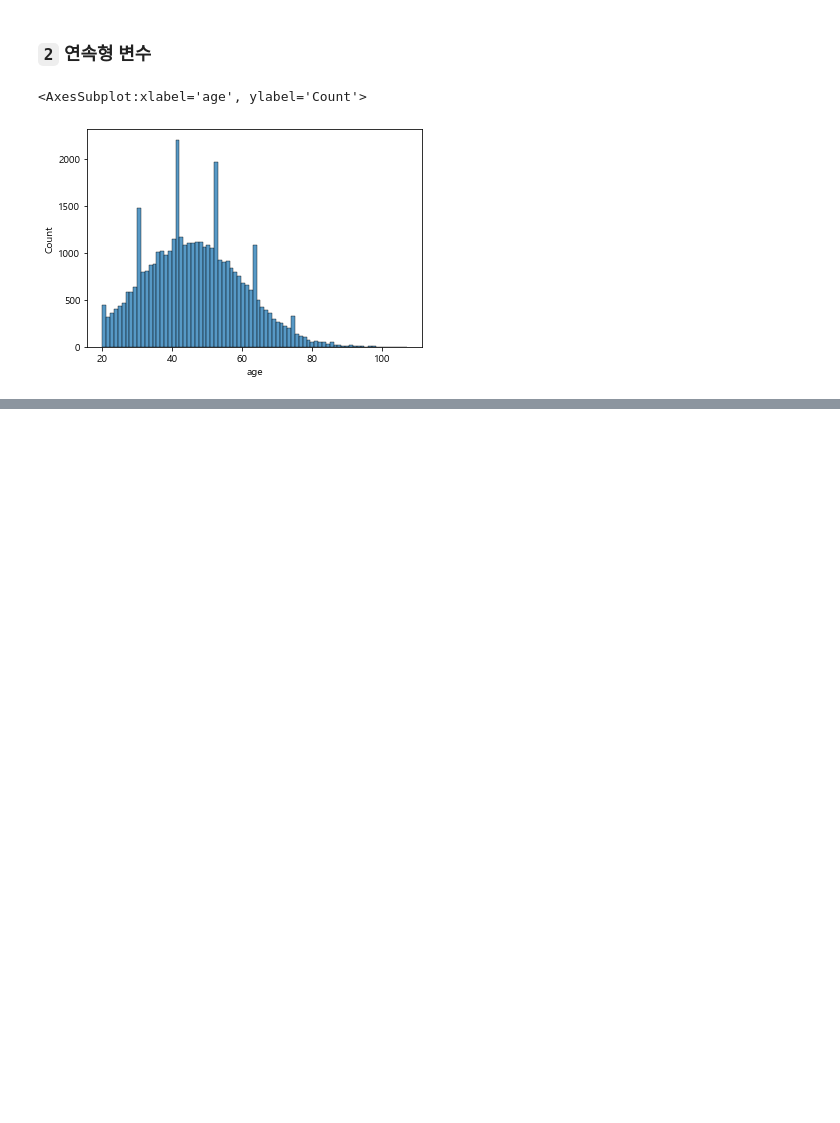
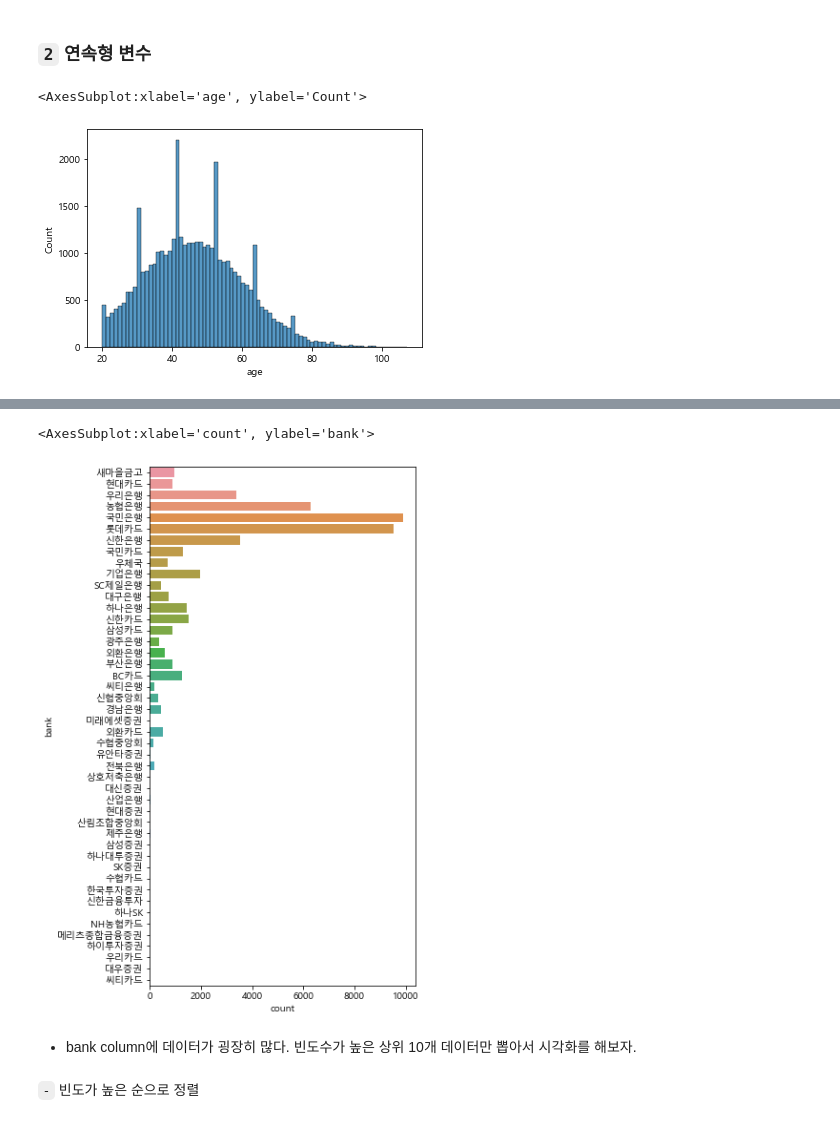
Before and after one commit to pinkocto/BP2022, a Jupyter notebook: _notebooks/2022-03-23-DV.ipynb, the cells around one changed output, grey strips where cells are left out. Cells and saved outputs as stored; diff of their text form; code cells hidden in the pictures; blank space fills up the shorter version.

```diff
--- a/_notebooks/2022-03-23-DV.ipynb
+++ b/_notebooks/2022-03-23-DV.ipynb
@@ -91,0 +111,10 @@ sns.histplot(data=df1, x='age')
+# %%
+plt.figure(figsize=[5, 10])
+sns.countplot(data=df1, y='bank')
+# %% [output]
+<AxesSubplot:xlabel='count', ylabel='bank'>
+[figure, added]
+# %% [markdown]
+- bank column에 데이터가 굉장히 많다. 빈도수가 높은 상위 10개 데이터만 뽑아서 시각화를 해보자.
+# %% [markdown]
+`-` 빈도가 높은 순으로 정렬
```
Also changed, not shown: parts of 16 cells of this notebook.
